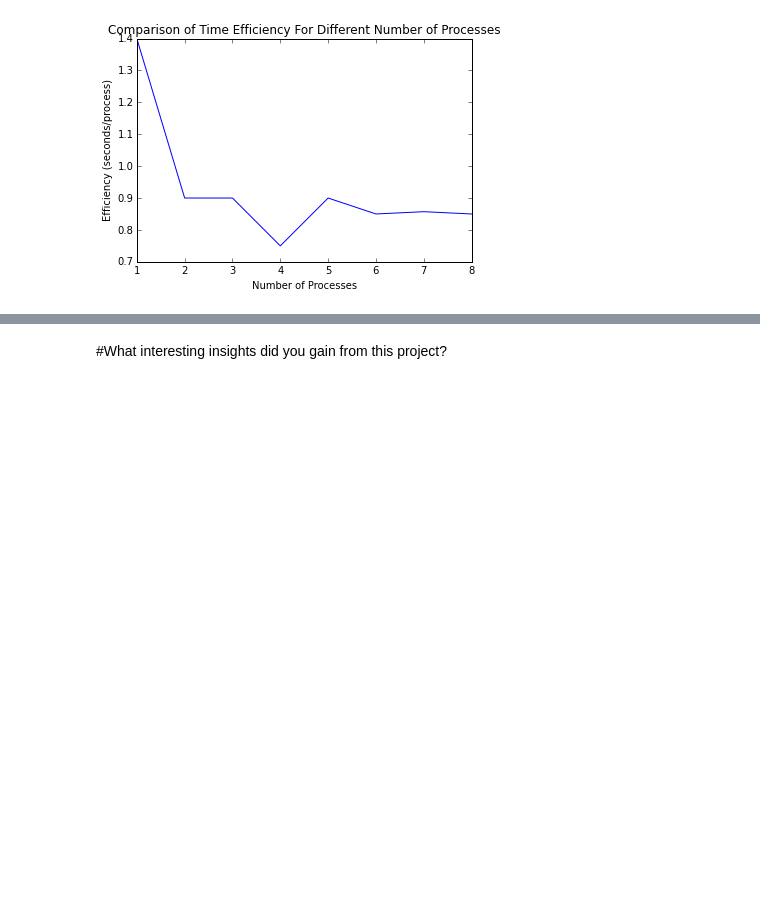
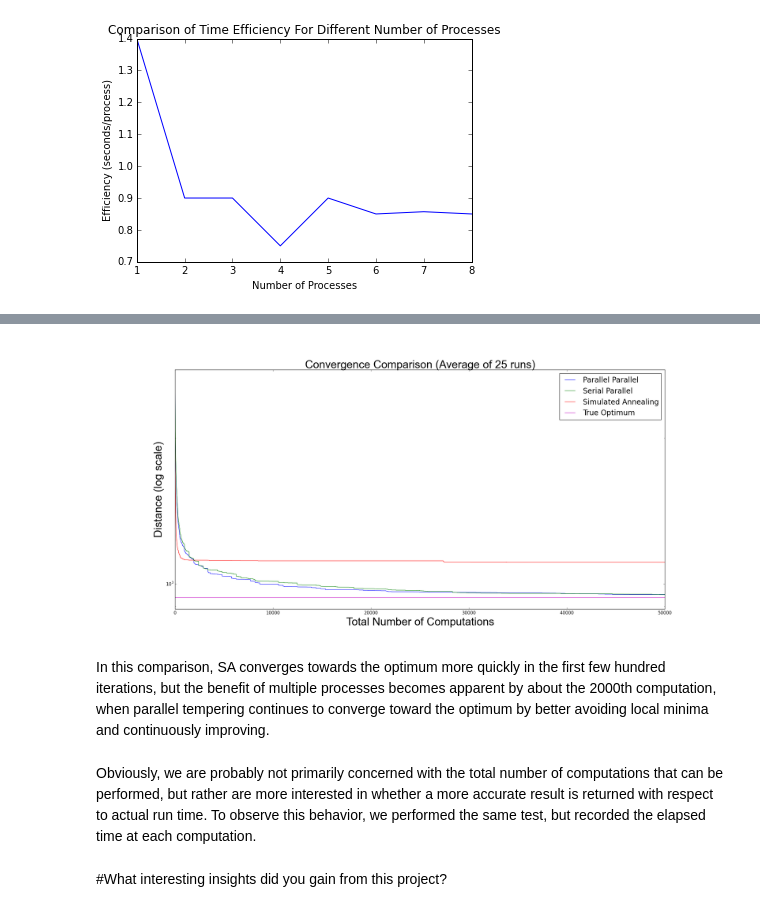
Before and after one commit to dekatzenel/cs205-final-project, a Jupyter notebook: Report.ipynb, the cells around one changed output, grey strips where cells are left out. Saved outputs shown, nothing was run; the diff lists cells and outputs as text; code cells hidden in the pictures; blank space fills up the shorter version.

```diff
--- a/Report.ipynb
+++ b/Report.ipynb
@@ -86,0 +108,6 @@ To make the parallel tempering implementations comparable to simulated annealing
+# %%
+display.Image('AccuracyVsComputation.png')
+# %% [output]
+[figure, added]
+# %% [markdown]
+In this comparison, SA converges towards the optimum more quickly in the first few hundred iterations, but the benefit of multiple processes becomes apparent by about the 2000th computation, when parallel tempering continues to converge toward the optimum by better avoiding local minima and continuously improving.
@@ -86,0 +116,2 @@ To make the parallel tempering implementations comparable to simulated annealing
+# %% [markdown]
+Obviously, we are probably not primarily concerned with the total number of computations that can be performed, but rather are more interested in whether a more accurate result is returned with respect to actual run time.  To observe this behavior, we performed the same test, but recorded the elapsed time at each computation.
```
Also changed, not shown: parts of 15 cells of this notebook.
